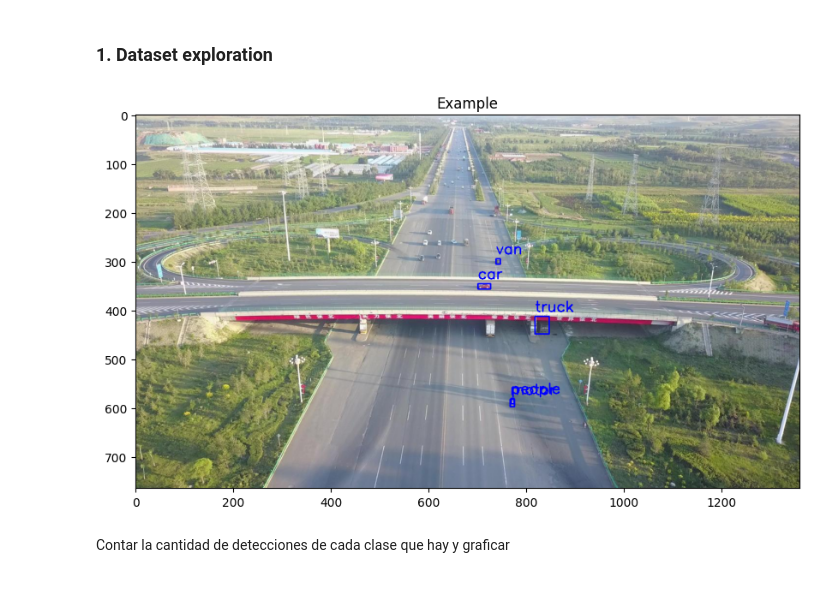
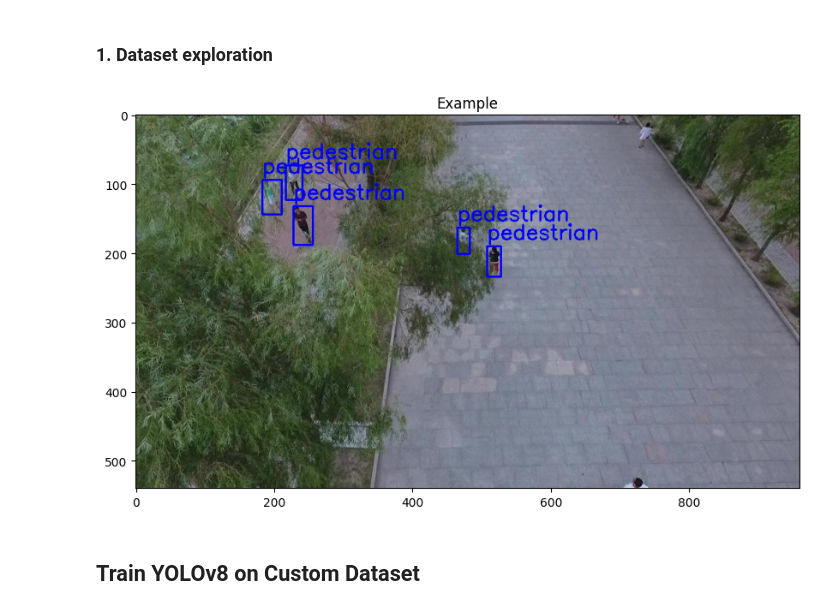
Before and after one commit to nicolassalomon96/CV_projects, a Jupyter notebook: VisDrone/main.ipynb, the cells around one changed output. Drawn from its saved outputs; the diff is of its cells as text; code cells hidden in the pictures.

Commit message:
Train started

```diff
--- a/VisDrone/main.ipynb
+++ b/VisDrone/main.ipynb
@@ -7,15 +7,16 @@ import torch
 import os
 import sys
 from utils.utils_funcitons import *
+device= "cuda" if torch.cuda.is_available() else "cpu"
 
 dataset_path = r'.\dataset\Task1_Image_detection'
 
 train_images_path = os.path.join(dataset_path, rf'train\images')
-train_labels_path = os.path.join(dataset_path, rf'train\annotations')
+train_labels_path = os.path.join(dataset_path, rf'train\labels')
 valid_images_path = os.path.join(dataset_path, rf'valid\images')
-valid_labels_path = os.path.join(dataset_path, rf'valid\annotations')
+valid_labels_path = os.path.join(dataset_path, rf'valid\labels')
 test_images_path = os.path.join(dataset_path, rf'test\images')
-test_labels_path = os.path.join(dataset_path, rf'test\annotations')
+test_labels_path = os.path.join(dataset_path, rf'test\labels')
 
 saved_model_path = rf'.\models'
 # %% [markdown]
@@ -23,16 +24,17 @@ saved_model_path = rf'.\models'
 # %%
 random_idx = np.random.randint(1000)
 paths = os.listdir(train_images_path)
 paths = [path.split(sep='.')[0] for path in paths] #Remove extension. Image and annotations have the same filename
 
 random_image_path = os.path.join(train_images_path, f'{paths[random_idx]}.jpg')
 random_label_path = os.path.join(train_labels_path, f'{paths[random_idx]}.txt')
 
 random_image = read_image_file(random_image_path)
 random_labels = read_labels_file(random_label_path)
-
-display_image_w_annotations(random_image, random_labels, max_annot=5)
+#print(random_labels)
+#display_image_w_annotations(random_image, random_labels, max_annot=5)
+display_image_w_annotations_YOLO(random_image, random_labels, max_annot=5)
 # %% [output]
-[figure, old version]
+[figure, new version]
-# %% [markdown]
-Contar la cantidad de detecciones de cada clase que hay y graficar
+# %% [markdown]
+## Train YOLOv8 on Custom Dataset
```
Also changed, not shown: parts of 2 cells of this notebook, 3 other files.
